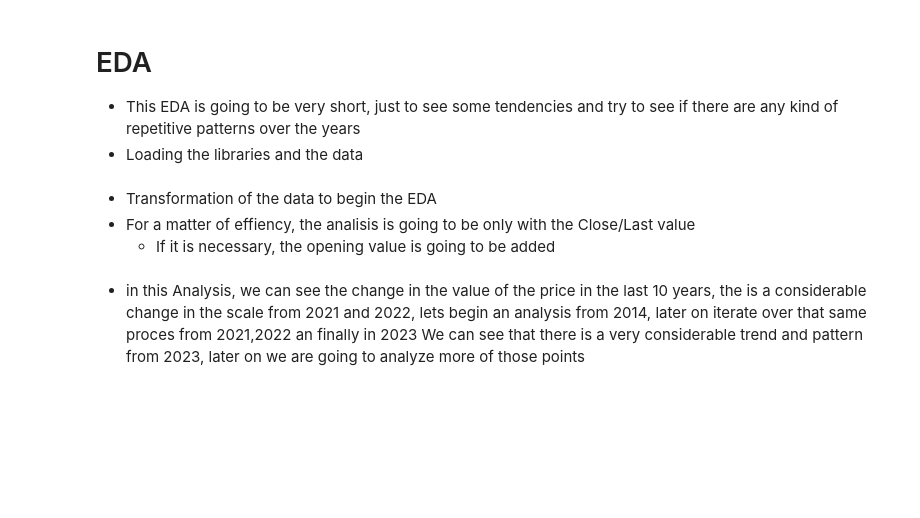
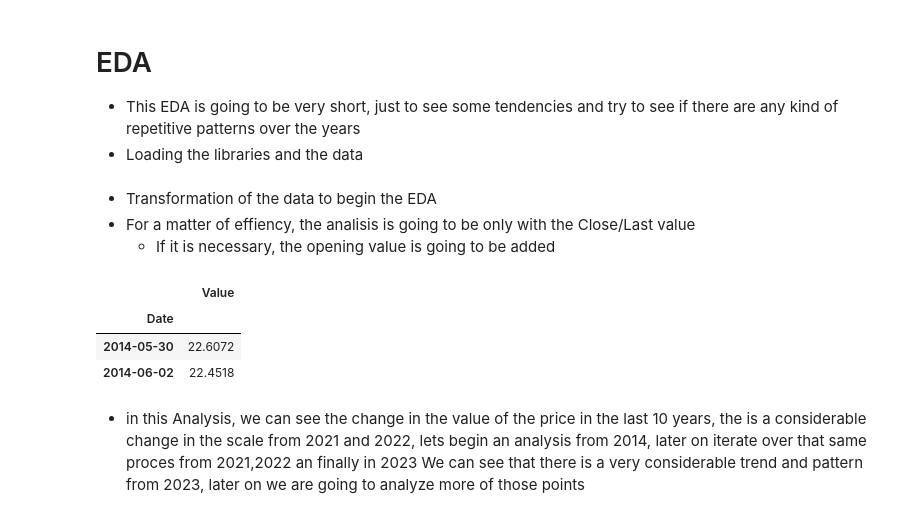
Before and after one commit to carlosgutierrezch/LSTM_Forecast, a Jupyter notebook: notebooks/EDA.ipynb, the cells around one changed output. Cells and saved outputs as stored; diff of their text form; code cells hidden in the pictures; blank space fills up the shorter version.

```diff
--- a/notebooks/EDA.ipynb
+++ b/notebooks/EDA.ipynb
@@ -25,3 +22,12 @@ df= TimeConfig.time_transformation(df,['Close/Last'])
+# %%
+df= TimeConfig.process_chain('../Data/apple.csv',['Close/Last'])
+# %%
+df.head(2)
+# %% [output]
+|  | Value |
+| Date |  |
+| 2014-05-30 | 22.6072 |
+| 2014-06-02 | 22.4518 |
 # %% [markdown]
 - in this Analysis, we can see the change in the value of the price in the last 10 years, the is a considerable change in the scale from 2021 and 2022, lets begin an analysis from 2014, later on iterate over that same proces from 2021,2022 an finally in 2023
 We can see that there is a very considerable trend and pattern from 2023, later on we are going to analyze more of those points
```
Also changed, not shown: parts of 1 cell of this notebook, 2 other files.
